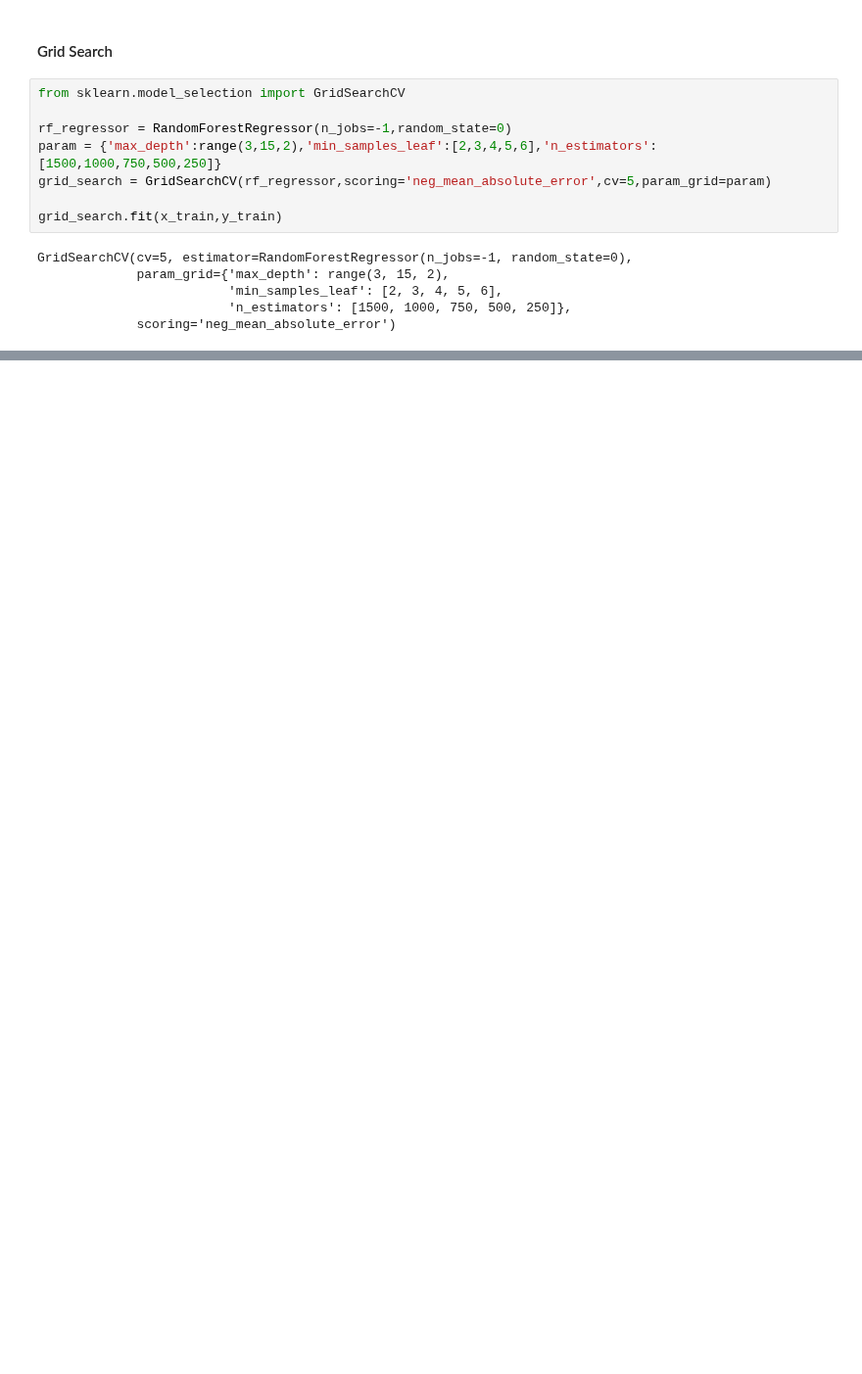
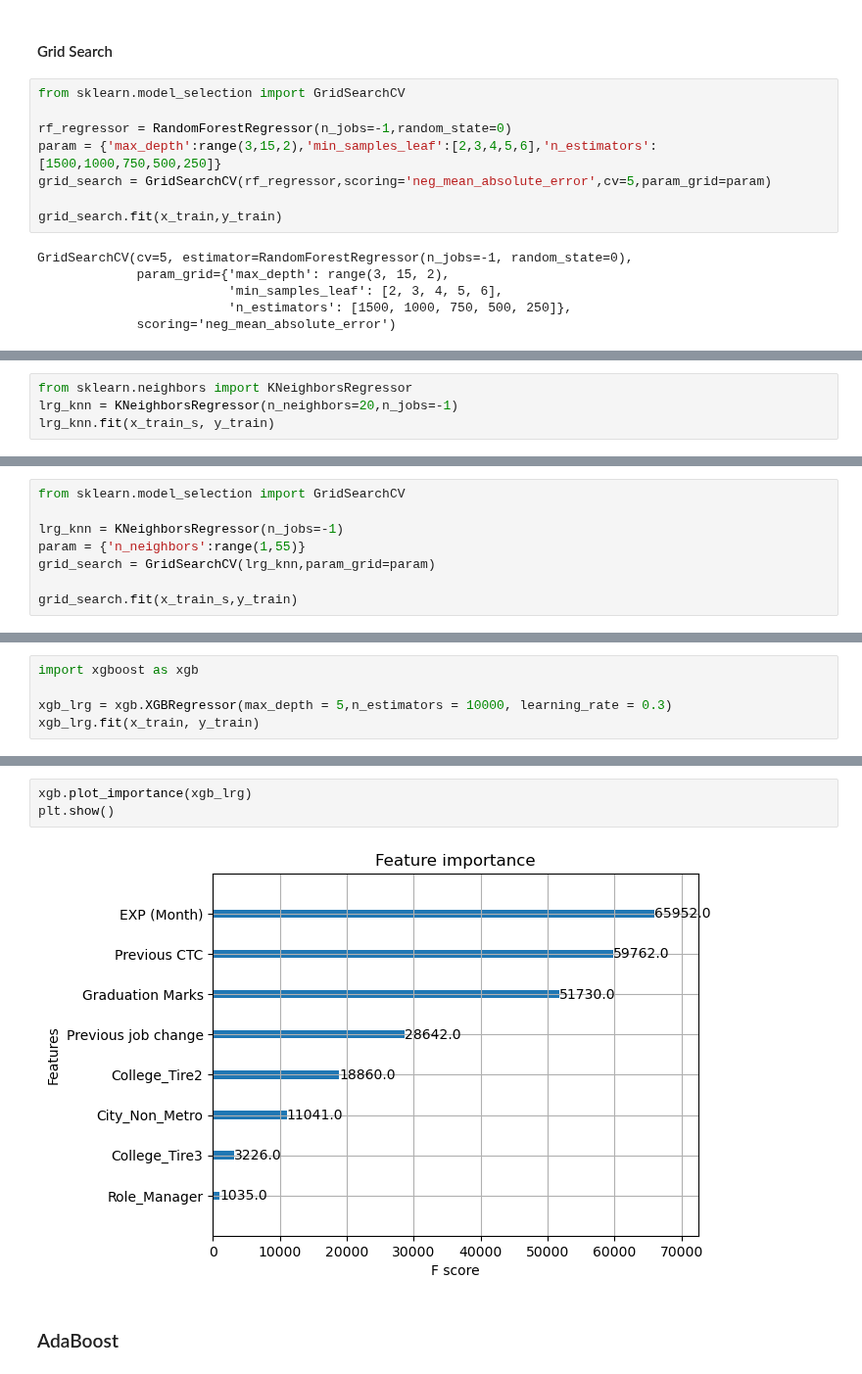
Before and after one commit to Glamorous9754/Practice-in-Jupyter, a Jupyter notebook: Final Project Notebook.ipynb, the cells around one changed output, grey strips where cells are left out. Shown at 98% size. Cells and saved outputs as stored; diff of their text form; blank space fills up the shorter version.

```diff
--- a/Final Project Notebook.ipynb
+++ b/Final Project Notebook.ipynb
@@ -271,0 +295,4 @@ The R2 Score for the testing data:  0.6529165539230312
+# %%
+from sklearn.neighbors import KNeighborsRegressor
+lrg_knn = KNeighborsRegressor(n_neighbors=20,n_jobs=-1)
+lrg_knn.fit(x_train_s, y_train)
@@ -271,0 +311,8 @@ The R2 Score for the testing data:  0.6529165539230312
+# %%
+from sklearn.model_selection import GridSearchCV
+
+lrg_knn = KNeighborsRegressor(n_jobs=-1)
+param = {'n_neighbors':range(1,55)}
+grid_search = GridSearchCV(lrg_knn,param_grid=param)
+
+grid_search.fit(x_train_s,y_train)
@@ -271,0 +339,5 @@ The R2 Score for the testing data:  0.6529165539230312
+# %%
+import xgboost as xgb
+
+xgb_lrg = xgb.XGBRegressor(max_depth = 5,n_estimators = 10000, learning_rate = 0.3)
+xgb_lrg.fit(x_train, y_train)
@@ -271,0 +364,7 @@ The R2 Score for the testing data:  0.6529165539230312
+# %%
+xgb.plot_importance(xgb_lrg)
+plt.show()
+# %% [output]
+[figure, added]
+# %% [markdown]
+### AdaBoost
```
Also changed, not shown: parts of 25 cells of this notebook.
